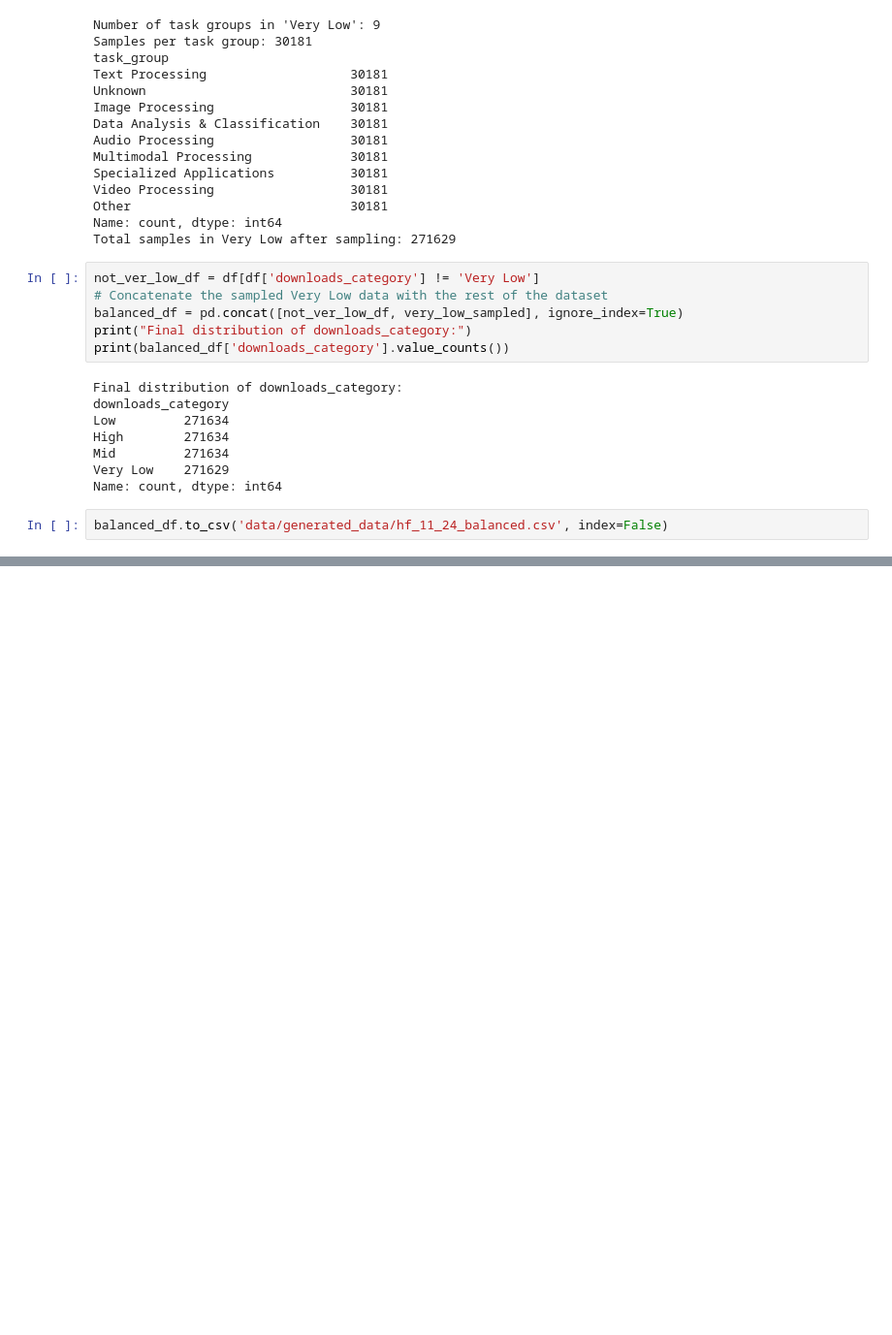
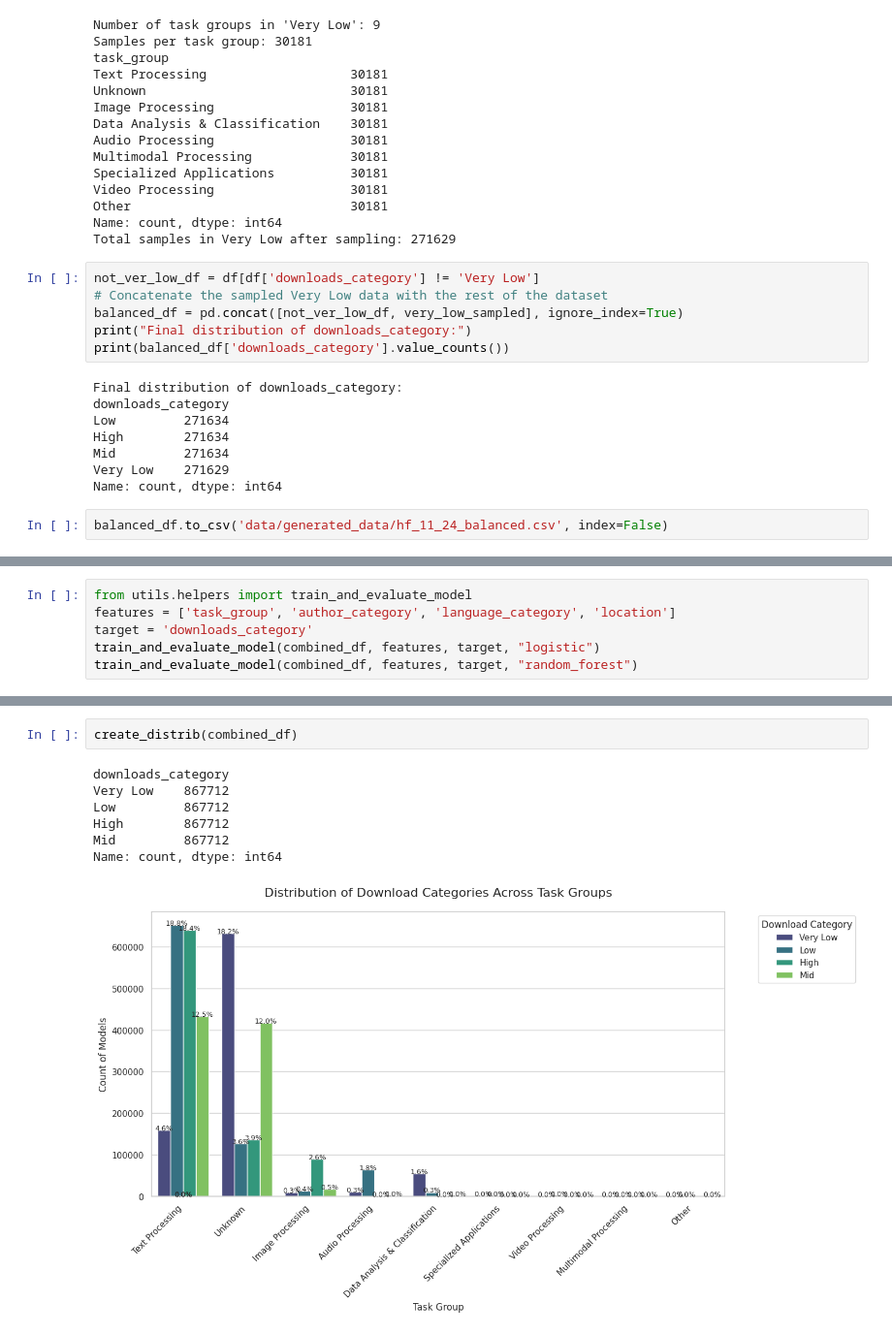
Before and after one commit to Sahil1709/POTNet, a Jupyter notebook: hf_data_generation.ipynb, the cells around one changed output, grey strips where cells are left out. Shown at 97% size. Saved outputs shown, nothing was run; the diff lists cells and outputs as text; blank space fills up the shorter version.

```diff
--- a/hf_data_generation.ipynb
+++ b/hf_data_generation.ipynb
@@ -235,0 +298,6 @@ balanced_df.to_csv('data/generated_data/hf_11_24_balanced.csv', index=False)
+# %%
+from utils.helpers import train_and_evaluate_model
+features = ['task_group', 'author_category', 'language_category', 'location']
+target = 'downloads_category'
+train_and_evaluate_model(combined_df, features, target, "logistic")
+train_and_evaluate_model(combined_df, features, target, "random_forest")
@@ -235,0 +366,10 @@ balanced_df.to_csv('data/generated_data/hf_11_24_balanced.csv', index=False)
+# %%
+create_distrib(combined_df)
+# %% [output]
+downloads_category
+Very Low    867712
+Low         867712
+High        867712
+Mid         867712
+Name: count, dtype: int64
+[figure, added]
```
Also changed, not shown: parts of 18 cells of this notebook, 10 other files.
